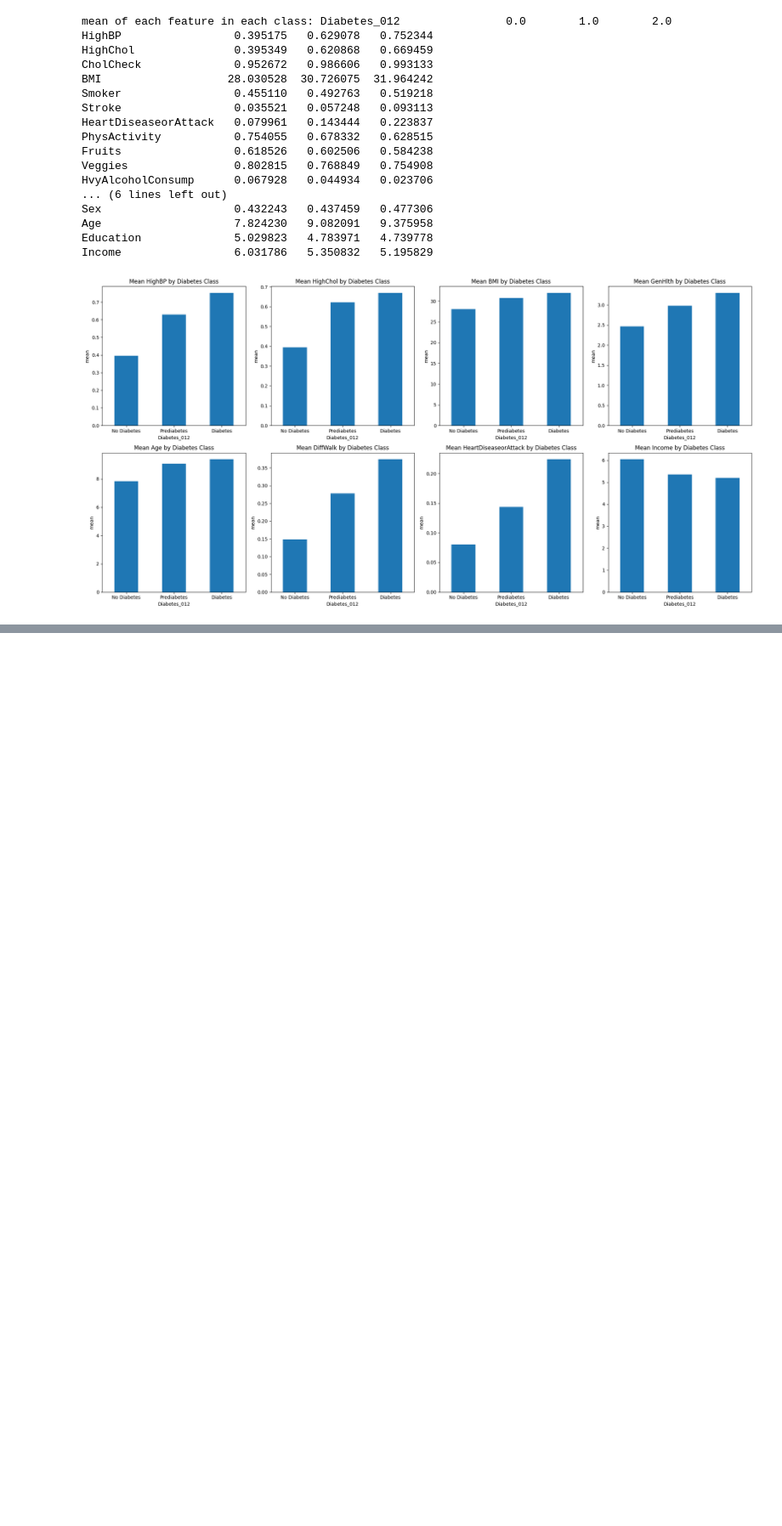
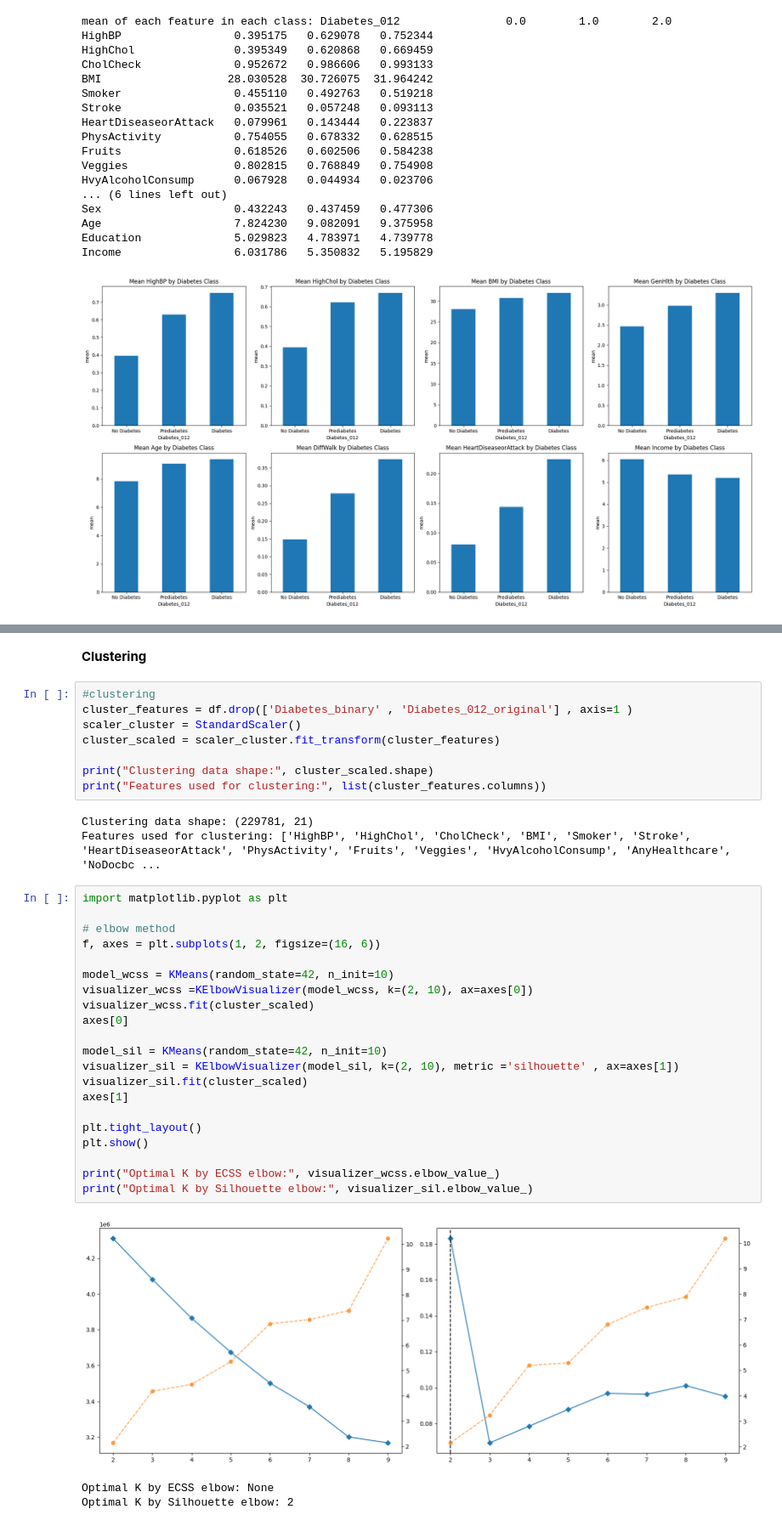
Before and after one commit to jk74u/FAIDM-Diabetes-Project, a Jupyter notebook: Mainlogic.ipynb, the cells around one changed output, grey strips where cells are left out. Shown at 85% size. Drawn from its saved outputs; the diff is of its cells as text; blank space fills up the shorter version.

```diff
--- a/Mainlogic.ipynb
+++ b/Mainlogic.ipynb
@@ -384,0 +505,38 @@ Income                 6.031786   5.350832   5.195829
+# %% [markdown]
+**Clustering**
+# %%
+#clustering
+cluster_features = df.drop(['Diabetes_binary' , 'Diabetes_012_original'] , axis=1 )
+scaler_cluster = StandardScaler()
+cluster_scaled = scaler_cluster.fit_transform(cluster_features)
+
+print("Clustering data shape:", cluster_scaled.shape)
+print("Features used for clustering:", list(cluster_features.columns))
+# %% [output]
+Clustering data shape: (229781, 21)
+Features used for clustering: ['HighBP', 'HighChol', 'CholCheck', 'BMI', 'Smoker', 'Stroke', 'HeartDiseaseorAttack', 'PhysActivity', 'Fruits', 'Veggies', 'HvyAlcoholConsump', 'AnyHealthcare', 'NoDocbc ...
+# %%
+import matplotlib.pyplot as plt
+
+# elbow method
+f, axes = plt.subplots(1, 2, figsize=(16, 6))
+
+model_wcss = KMeans(random_state=42, n_init=10)
+visualizer_wcss =KElbowVisualizer(model_wcss, k=(2, 10), ax=axes[0])
+visualizer_wcss.fit(cluster_scaled)
+axes[0]
+
+model_sil = KMeans(random_state=42, n_init=10)
+visualizer_sil = KElbowVisualizer(model_sil, k=(2, 10), metric ='silhouette' , ax=axes[1])
+visualizer_sil.fit(cluster_scaled)
+axes[1]
+
+plt.tight_layout()
+plt.show()
+
+print("Optimal K by ECSS elbow:", visualizer_wcss.elbow_value_)
+print("Optimal K by Silhouette elbow:", visualizer_sil.elbow_value_)
+# %% [output]
+[figure, added]
+Optimal K by ECSS elbow: None
+Optimal K by Silhouette elbow: 2
```
Also changed, not shown: parts of 15 cells of this notebook.
